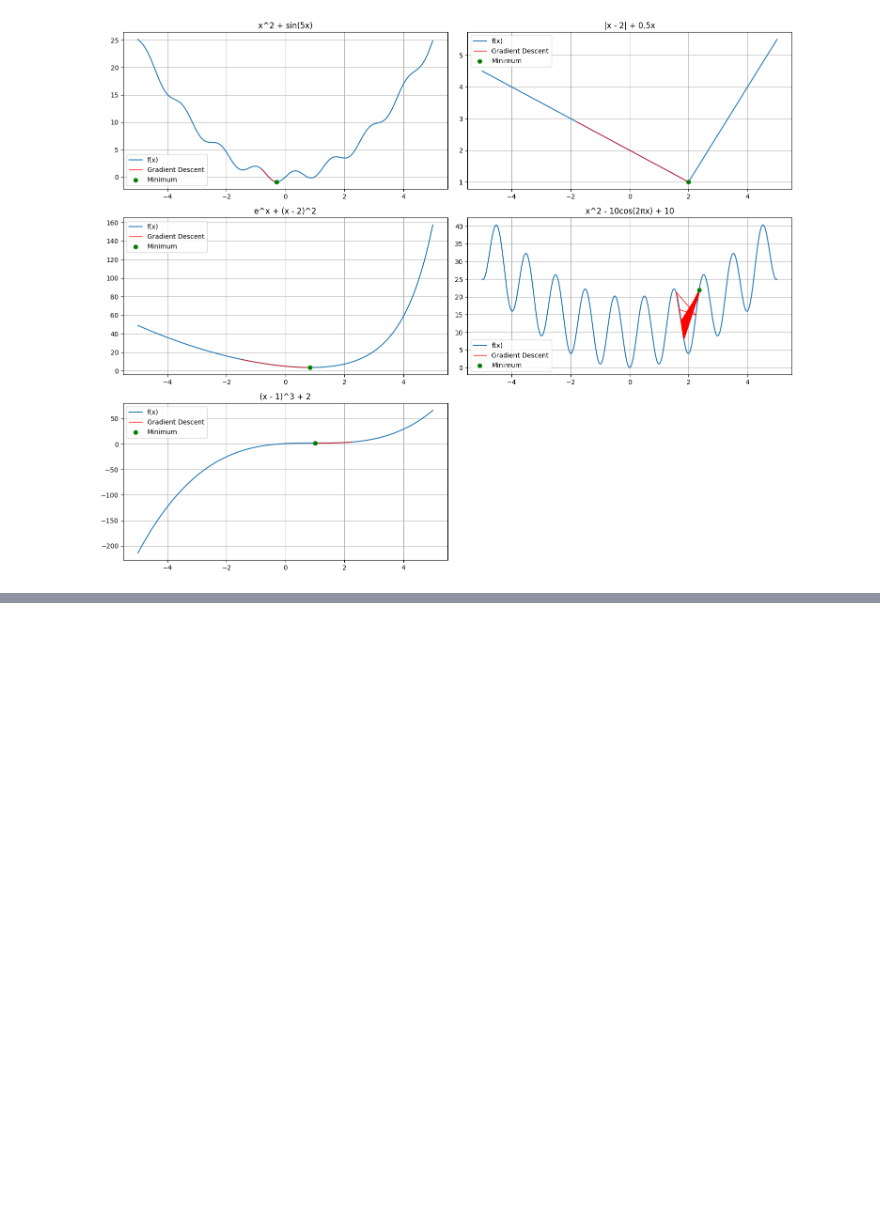
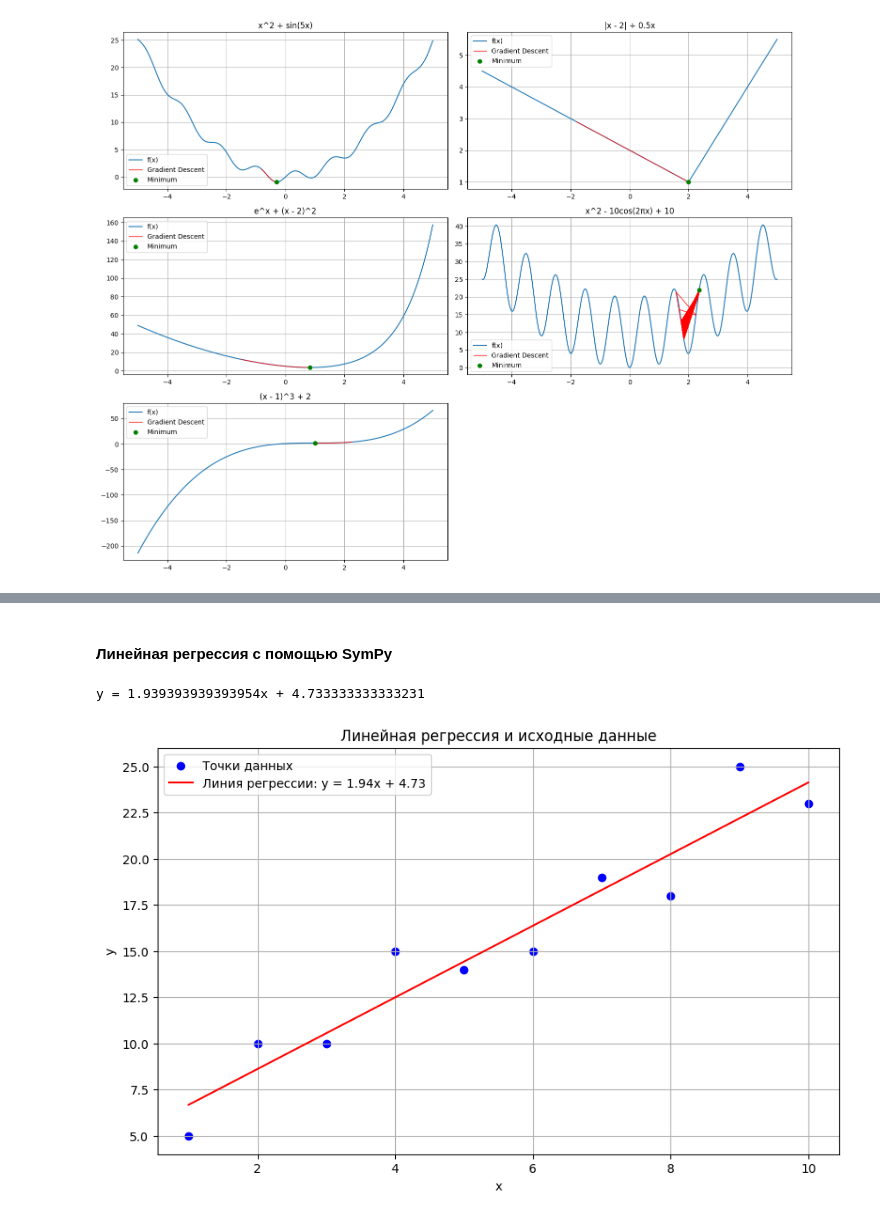
Before and after one commit to uran1a/ml-learning-projects, a Jupyter notebook: math-for-ds/linear-regression/simple-regression.ipynb, the cells around one changed output, grey strips where cells are left out. Drawn from its saved outputs; the diff is of its cells as text; code cells hidden in the pictures; blank space fills up the shorter version.

```diff
--- a/math-for-ds/linear-regression/simple-regression.ipynb
+++ b/math-for-ds/linear-regression/simple-regression.ipynb
@@ -178,0 +209,66 @@ plt.show()
+# %% [markdown]
+#### Линейная регрессия с помощью SymPy
+# %%
+import pandas as pd
+import matplotlib.pyplot as plt
+from sympy import * # импортируем sympy для символьной математики
+
+points = list(pd.read_csv("https://bit.ly/2KF29Bd").itertuples())
+
+
+m, b, i, n = symbols('m b i n')  # m и b — коэффициенты прямой, i — индекс, n — кол-во точек
+x, y = symbols('x y', cls=Function) # x(i), y(i) — символьные обозначения точек
+
+# Формируем выражение для суммы квадратов ошибок
+sum_of_squares = Sum((m*x(i) + b - y(i)) ** 2, (i, 0, n))
+
+# Находим аналитическую производную по m, подставляем данные
+# 1) берем производную
+# 2) подставляем реальное количество точек
+# 3) разворачиваем сумму
+# 4) заменяем x(i), y(i) на реальные координаты точек
+
+d_m = diff(sum_of_squares, m) \
+ .subs(n, len(points) - 1).doit() \
+ .replace(x, lambda i: points[i].x) \
+ .replace(y, lambda i: points[i].y)
+
+d_b = diff(sum_of_squares, b) \
+ .subs(n, len(points) - 1).doit() \
+ .replace(x, lambda i: points[i].x) \
+ .replace(y, lambda i: points[i].y)
+
+# Преобразуем выражения в обычные Python-функции, чтобы использовать их в цикле
+d_m = lambdify([m, b], d_m)
+d_b = lambdify([m, b], d_b)
+
+
+m = 0.0
+b = 0.0
+
+L = 0.001
+iterations = 100_000
+
+for _ in range(iterations):
+    m -= d_m(m, b) * L # шаг по градиенту для m
+    b -= d_b(m, b) * L # шаг по градиенту для b
+
+print(f"y = {m}x + {b}")
+
+x_vals = [p.x for p in points]
+y_vals = [p.y for p in points]
+
+plt.figure(figsize=(10, 6))
+plt.scatter(x_vals, y_vals, label='Точки данных', color='blue')
+x_line = [min(x_vals), max(x_vals)]
+y_line = [m * x + b for x in x_line]
+plt.plot(x_line, y_line, color="red", label=f"Линия регрессии: y = {m:.2f}x + {b:.2f}")
+plt.title("Линейная регрессия и исходные данные")
+plt.xlabel("x")
+plt.ylabel("y")
+plt.legend()
+plt.grid(True)
+plt.show()
+# %% [output]
+y = 1.939393939393954x + 4.733333333333231
+[figure, added]
```
Also changed, not shown: parts of 6 cells of this notebook.
